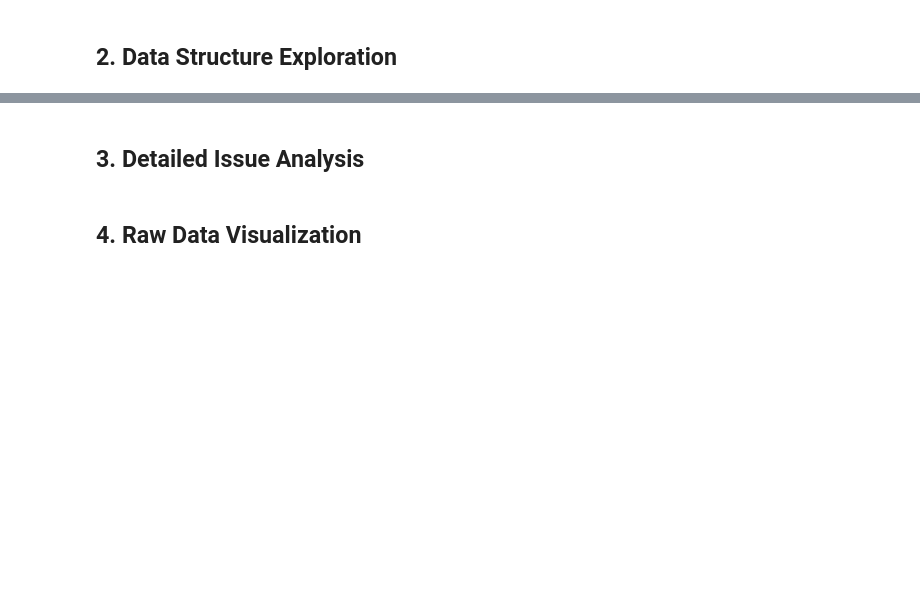
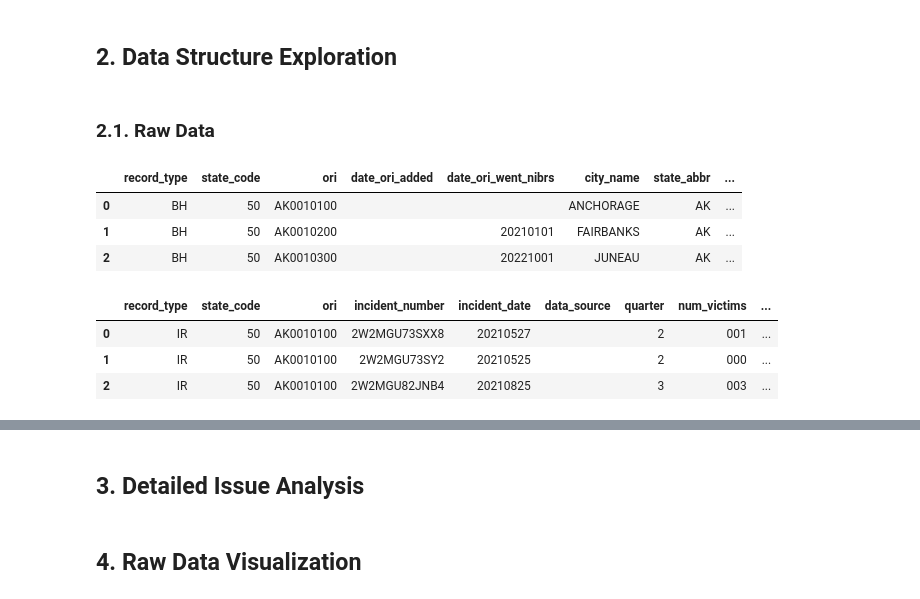
Before and after one commit to yamik1ra/DPnV_Group5_DSEB, a Jupyter notebook: notebooks/raw_data_diagnosis.ipynb, the cells around one changed output, grey strips where cells are left out. Saved outputs shown, nothing was run; the diff lists cells and outputs as text; code cells hidden in the pictures; blank space fills up the shorter version.

```diff
--- a/phase1_eda.ipynb
+++ b/notebooks/raw_data_diagnosis.ipynb
@@ -19,19 +19,20 @@ import numpy as np
 import matplotlib.pyplot as plt
 import seaborn as sns
 import os
+import sys
 from pathlib import Path
+
+PROJECT_ROOT = Path.cwd().parents[0]
+sys.path.append(str(PROJECT_ROOT))
+
+from src.load_data import load_all_raw
 
 # Configure matplotlib
 plt.style.use('seaborn-v0_8-darkgrid')
 sns.set_palette("husl")
 
+# Set max columns to display
+pd.set_option('display.max_columns', None)
+
 # Create folder for images
-os.makedirs('images_before', exist_ok=True)
-
-# Load data
-file_path = 'FINAL_COMPLETE_HateCrimes.csv'
-df = pd.read_csv(file_path)
-
-print("Data loaded successfully!")
-print(f"  - Rows: {df.shape[0]:,}")
-print(f"  - Columns: {df.shape[1]}")
+os.makedirs(PROJECT_ROOT / 'images/images_before', exist_ok=True)
@@ -41,0 +39,19 @@ Data loaded successfully!
+# %%
+# Load raw data
+bh_raw, ir_raw = load_all_raw()
+
+# Load decoded Batch Header data
+bh_path = '../data/interim/bh_decoded.parquet'
+bh_decoded = pd.read_parquet(bh_path)
+
+print("Decoded Batch Header data loaded successfully!")
+print(f"  - Rows: {bh_decoded.shape[0]:,}")
+print(f"  - Columns: {bh_decoded.shape[1]}")
+
+# Load decoded Incident Report data
+ir_path = '../data/interim/ir_decoded.parquet'
+ir_decoded = pd.read_parquet(ir_path)
+
+print("Decoded Incident Report data loaded successfully!")
+print(f"  - Rows: {ir_decoded.shape[0]:,}")
+print(f"  - Columns: {ir_decoded.shape[1]}")
@@ -42,2 +76,18 @@ Data loaded successfully!
 # %% [markdown]
 ## 2. Data Structure Exploration
+# %% [markdown]
+### 2.1. Raw Data
+# %%
+bh_raw.head(3)
+# %% [output]
+|  | record_type | state_code | ori | date_ori_added | date_ori_went_nibrs | city_name | state_abbr | ... |
+| 0 | BH | 50 | AK0010100 |  |  | ANCHORAGE | AK | ... |
+| 1 | BH | 50 | AK0010200 |  | 20210101 | FAIRBANKS | AK | ... |
+| 2 | BH | 50 | AK0010300 |  | 20221001 | JUNEAU | AK | ... |
+# %%
+ir_raw.head(3)
+# %% [output]
+|  | record_type | state_code | ori | incident_number | incident_date | data_source | quarter | num_victims | ... |
+| 0 | IR | 50 | AK0010100 | 2W2MGU73SXX8 | 20210527 |  | 2 | 001 | ... |
+| 1 | IR | 50 | AK0010100 | 2W2MGU73SY2 | 20210525 |  | 2 | 000 | ... |
+| 2 | IR | 50 | AK0010100 | 2W2MGU82JNB4 | 20210825 |  | 3 | 003 | ... |
```
Also changed, not shown: parts of 9 cells of this notebook, 16 other files.
